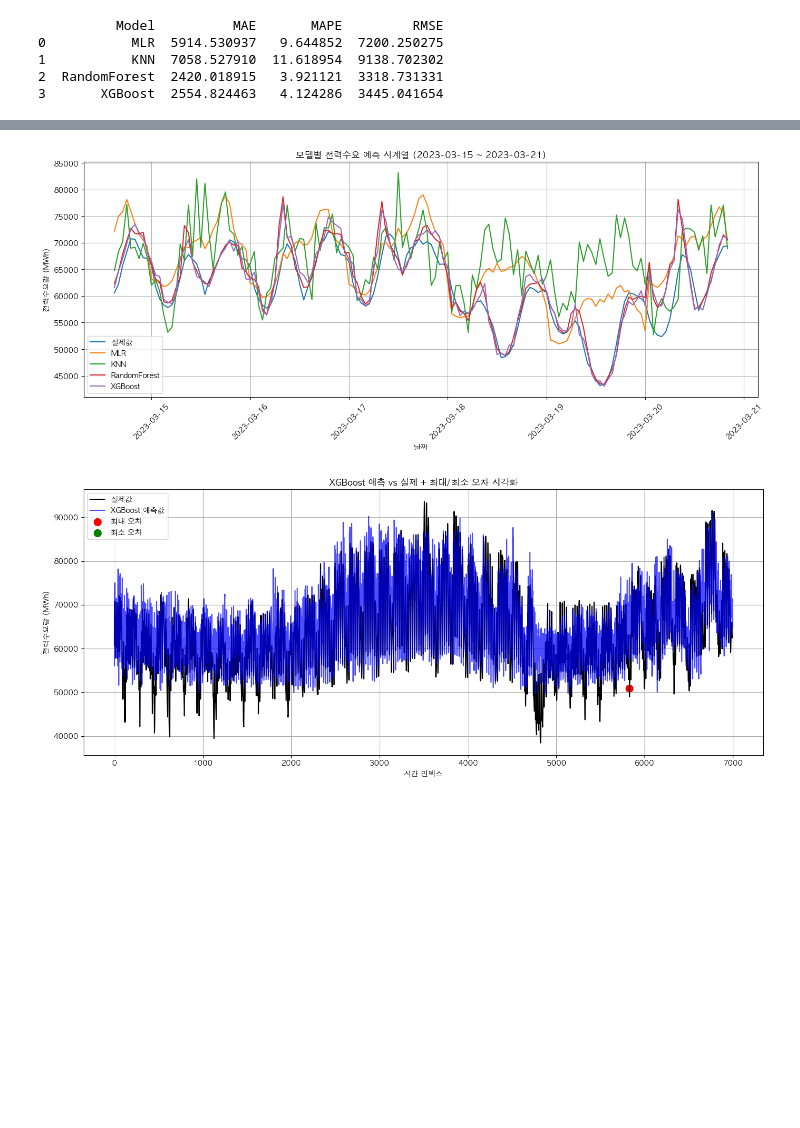
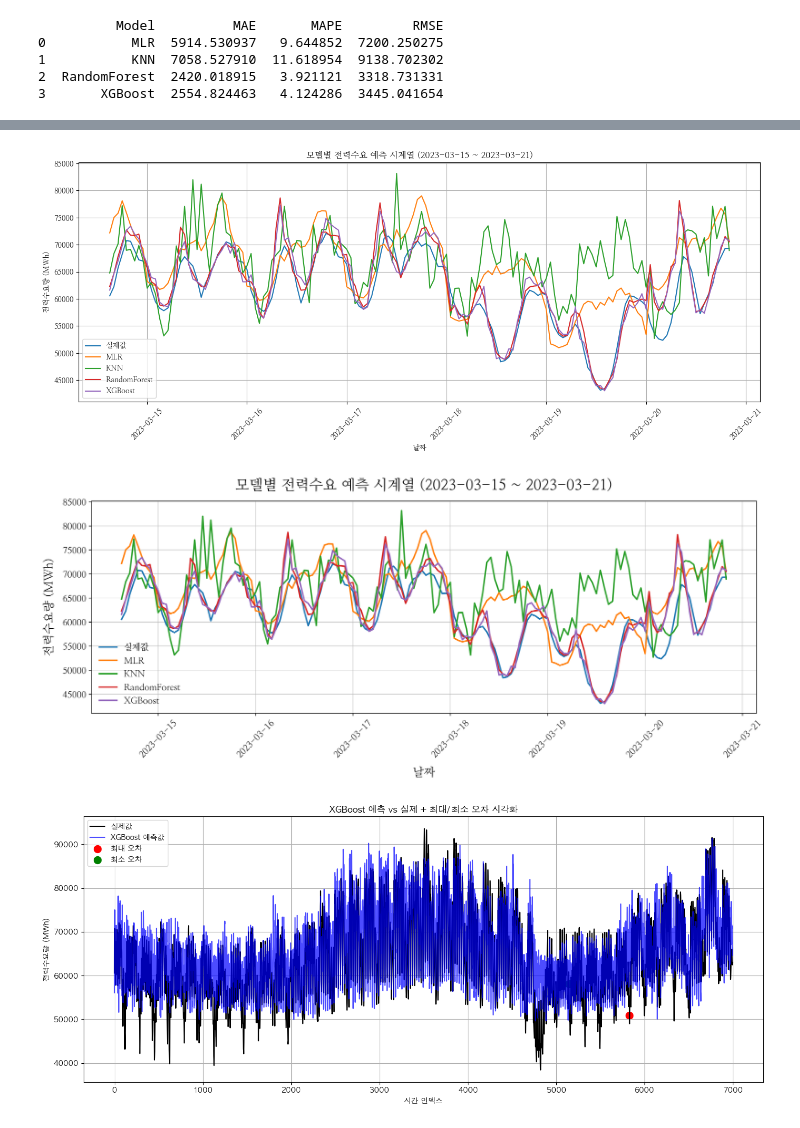
Before and after one commit to jeonjunhyeokk/LoadForeCasting_ML, a Jupyter notebook: Dataset.ipynb, the cells around one changed output, grey strips where cells are left out. Saved outputs shown, nothing was run; the diff lists cells and outputs as text; code cells hidden in the pictures; blank space fills up the shorter version.

```diff
--- a/Dataset.ipynb
+++ b/Dataset.ipynb
@@ -319,7 +319,7 @@ from xgboost import XGBRegressor
 from sklearn.metrics import mean_absolute_error, mean_squared_error
 
 # 1. 데이터 불러오기
-df = pd.read_csv("./archive/final_merged.csv")
+df = pd.read_csv("./archive/DATA.csv")
 df = df.dropna()
 
 # 2. 범주형 변수 인코딩
@@ -508,7 +510,62 @@ plt.grid(True)
 plt.tight_layout()
 plt.show()
 # %% [output]
-[figure, old version]
+[figure, new version]
+# %%
+import pandas as pd
+import matplotlib.pyplot as plt
+
+# 날짜열 변환
+df["날짜"] = pd.to_datetime(df["날짜"], format="%Y.%m.%d %H:%M")
+
+# 날짜도 테스트셋으로 분할
+date_series = df["날짜"]
+_, date_test = train_test_split(date_series, test_size=0.2, shuffle=False)
+date_test = date_test.reset_index(drop=True)
+
+# 예측값 저장
+preds_dict = {"실제값": y_test.reset_index(drop=True)}
+for name, model in models.items():
+    preds = model.predict(X_test)
+    preds_dict[name] = preds
+
+# 결과 DataFrame + 날짜 추가
+preds_df = pd.DataFrame(preds_dict)
+preds_df["날짜"] = date_test
+
+# 앞의 1500개만 선택
+subset_df = preds_df.iloc[:150]
+
+# 시계열 그래프 (논문용 고해상도 스타일)
+plt.figure(figsize=(14, 6), dpi=300)  # 해상도 ↑
+for column in subset_df.columns[:-1]:  # 마지막 열 '날짜' 제외
+    plt.plot(
+        subset_df["날짜"],
+        subset_df[column],
+        label=column,
+        linewidth=2.0  # 선 두께도 조금 두껍게
+    )
+
+# 제목 및 축 레이블 크게 + Bold
+plt.title("모델별 전력수요 예측 시계열 (2023-03-15 ~ 2023-03-21)", fontsize=20, fontweight="bold", pad=15)
+plt.xlabel("날짜", fontsize=16, fontweight="bold", labelpad=10)
+plt.ylabel("전력수요량 (MWh)", fontsize=16, fontweight="bold", labelpad=10)
+
+# 축 눈금 글자 크기/굵기
+plt.xticks(fontsize=12, fontweight="bold", rotation=45)
+plt.yticks(fontsize=12, fontweight="bold")
+
+# 범례 크게 + Bold
+plt.legend(fontsize=12, frameon=False)
+
+plt.grid(True, linewidth=0.5)
+plt.tight_layout()
+
+# 논문용 PNG 저장 (300dpi)
+plt.savefig("./archive/model_predictions.svg", format="svg", dpi=300, bbox_inches="tight")
+plt.show()
+# %% [output]
+[figure, added]
 # %%
 import matplotlib.pyplot as plt
 import numpy as np
```
Also changed, not shown: parts of 6 cells of this notebook, 4 other files.
